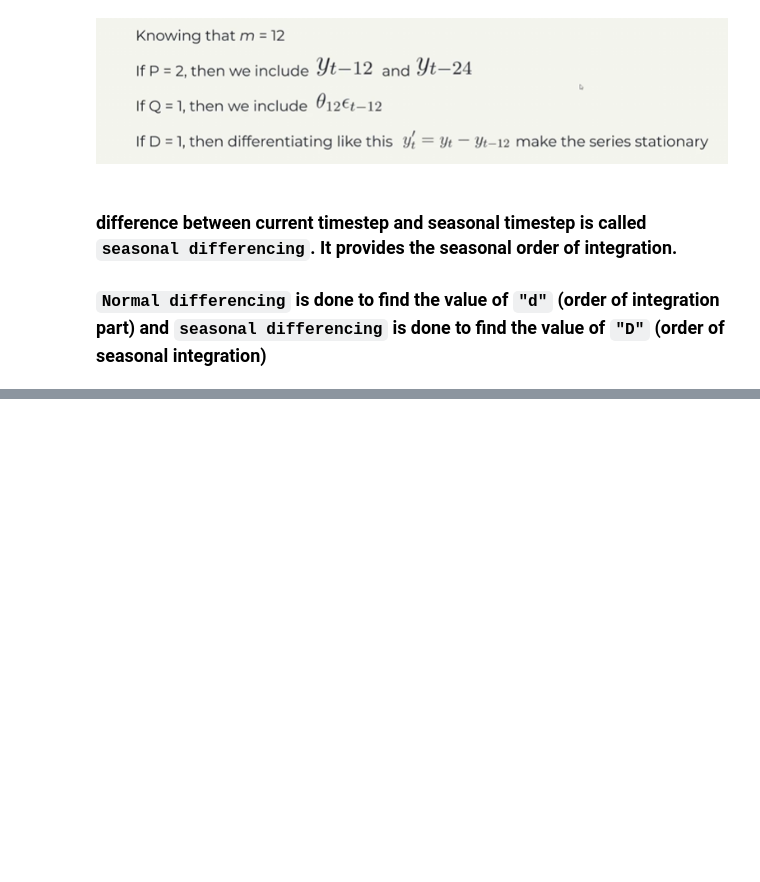
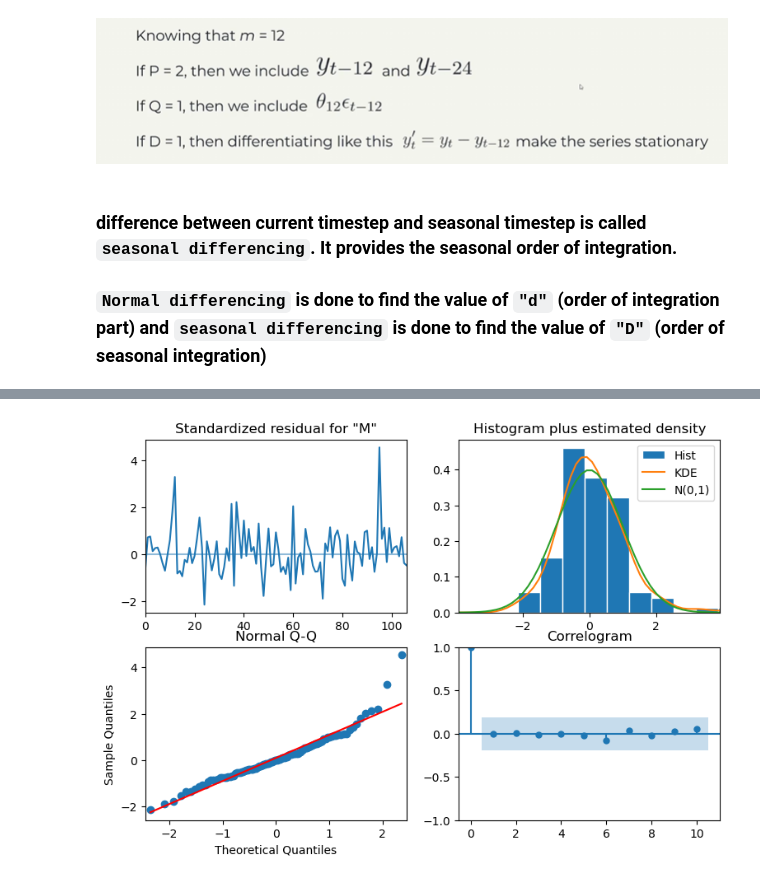
Before and after one commit to tharani001/TimeSeriesForecasting, a Jupyter notebook: ARIMA-forecasting/SARIMA.ipynb, the cells around one changed output, grey strips where cells are left out. Drawn from its saved outputs; the diff is of its cells as text; code cells hidden in the pictures; blank space fills up the shorter version.

Commit message:
add SARIMA

```diff
--- a/ARIMA-forecasting/SARIMA.ipynb
+++ b/ARIMA-forecasting/SARIMA.ipynb
@@ -19,0 +114,3 @@ P , D , Q are the seasonal order of autoregressive portion, integrated portion a
+# %%
+train = df[:-48]
+test = df[-48:]
@@ -19,0 +174,5 @@ P , D , Q are the seasonal order of autoregressive portion, integrated portion a
+# %%
+SARIMA_model = SARIMAX(train['Milk'], order=(0,1,4), seasonal_order=(0,1,1,12))
+SARIMA_model_fit = SARIMA_model.fit(disp=False)
+
+print(SARIMA_model_fit.summary())
@@ -19,0 +197,4 @@ P , D , Q are the seasonal order of autoregressive portion, integrated portion a
+# %%
+SARIMA_model_fit.plot_diagnostics();
+# %% [output]
+[figure, added]
```
Also changed, not shown: parts of 19 cells of this notebook.
